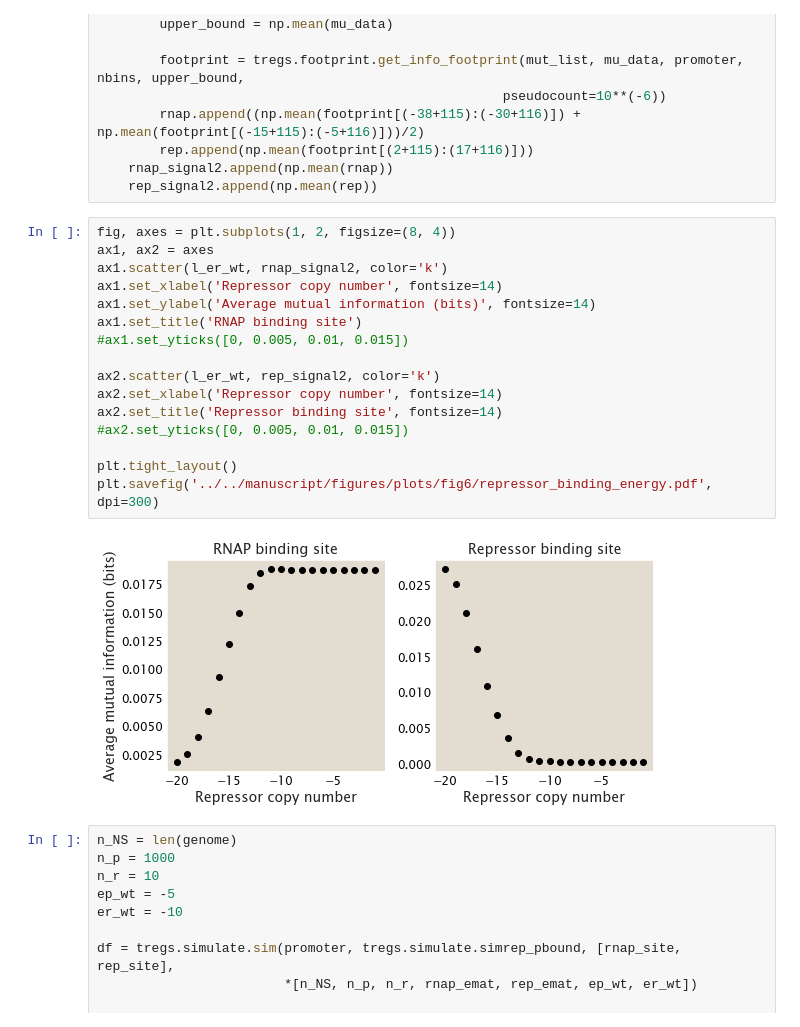
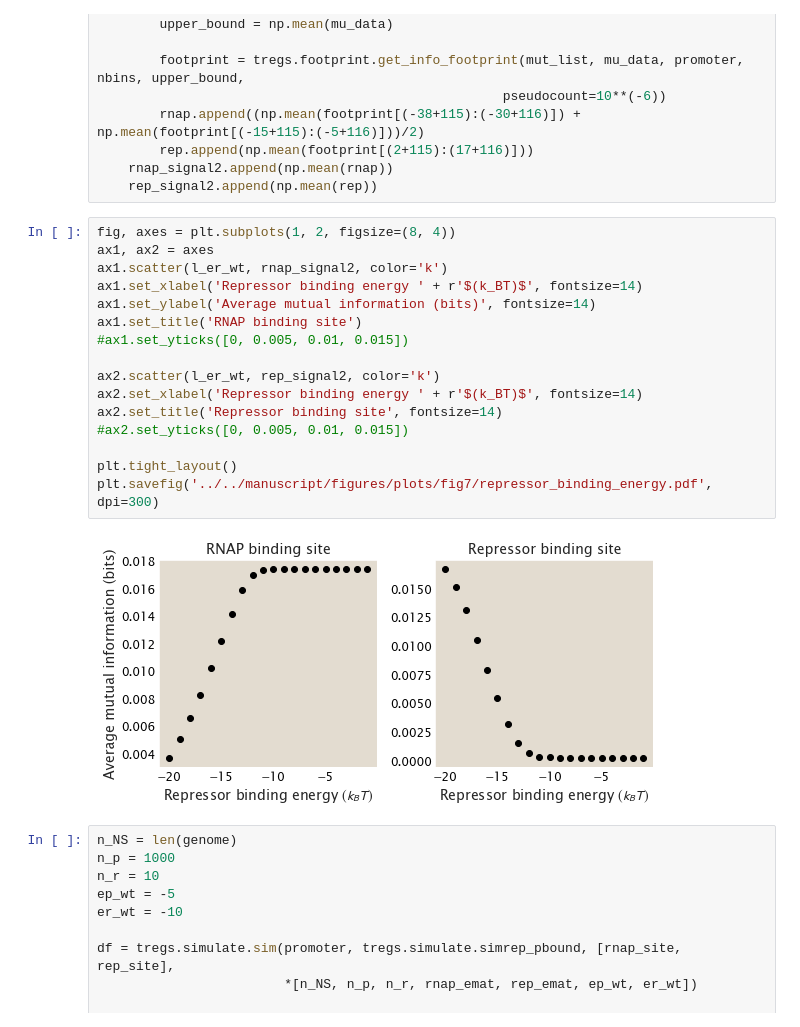
Before and after one commit to RPGroup-PBoC/theoretical_regseq, a Jupyter notebook: notebooks/experimental/tf_knockout.ipynb, the cells around one changed output. Saved outputs shown, nothing was run; the diff lists cells and outputs as text.

```diff
--- a/notebooks/experimental/tf_knockout.ipynb
+++ b/notebooks/experimental/tf_knockout.ipynb
@@ -177,21 +177,21 @@ for er_wt in l_er_wt:
 # %%
 fig, axes = plt.subplots(1, 2, figsize=(8, 4))
 ax1, ax2 = axes
 ax1.scatter(l_er_wt, rnap_signal2, color='k')
-ax1.set_xlabel('Repressor copy number', fontsize=14)
+ax1.set_xlabel('Repressor binding energy ' + r'$(k_BT)$', fontsize=14)
 ax1.set_ylabel('Average mutual information (bits)', fontsize=14)
 ax1.set_title('RNAP binding site')
 #ax1.set_yticks([0, 0.005, 0.01, 0.015])
 
 ax2.scatter(l_er_wt, rep_signal2, color='k')
-ax2.set_xlabel('Repressor copy number', fontsize=14)
+ax2.set_xlabel('Repressor binding energy ' + r'$(k_BT)$', fontsize=14)
 ax2.set_title('Repressor binding site', fontsize=14)
 #ax2.set_yticks([0, 0.005, 0.01, 0.015])
 
 plt.tight_layout()
-plt.savefig('../../manuscript/figures/plots/fig6/repressor_binding_energy.pdf', dpi=300)
+plt.savefig('../../manuscript/figures/plots/fig7/repressor_binding_energy.pdf', dpi=300)
 # %% [output]
-[figure, old version]
+[figure, new version]
 # %%
 n_NS = len(genome)
 n_p = 1000
```
Also changed, not shown: 5 other files.
